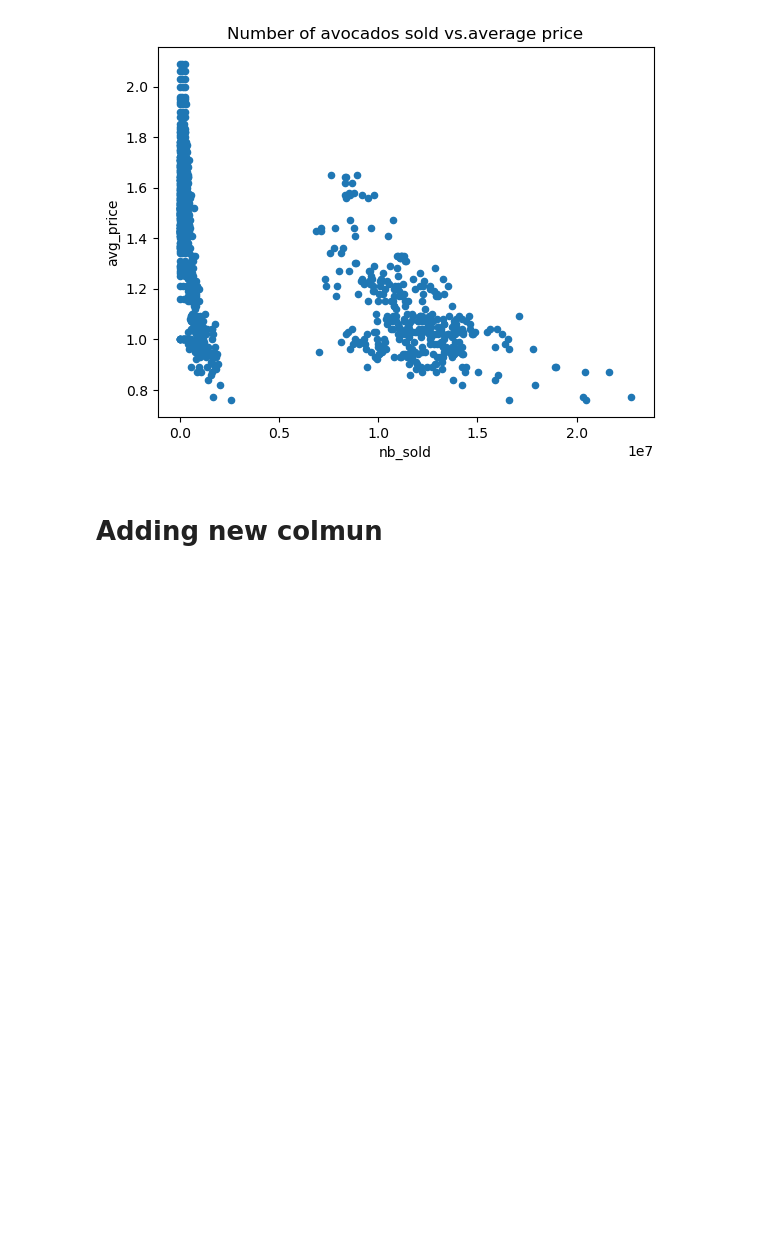
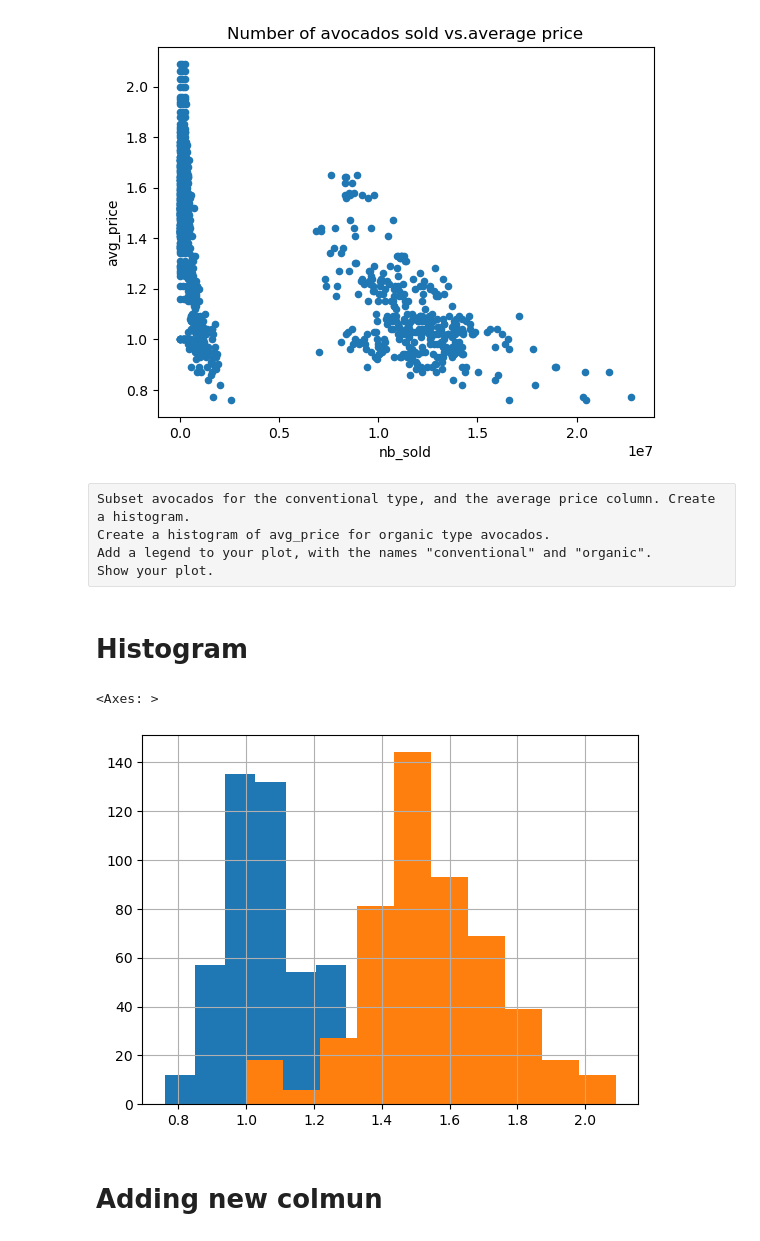
Before and after one commit to albertNSBM/Pandas_revision, a Jupyter notebook: Pandas_revision.ipynb, the cells around one changed output. Saved outputs shown, nothing was run; the diff lists cells and outputs as text; code cells hidden in the pictures; blank space fills up the shorter version.

Commit message:
Histogram

```diff
--- a/Pandas_revision.ipynb
+++ b/Pandas_revision.ipynb
@@ -1086,6 +1086,23 @@ avocados.plot(kind='scatter',y='avg_price',x='nb_sold',title='Number of avocados
 plt.show()
 # %% [output]
 [figure]
+# %% [raw]
+Subset avocados for the conventional type, and the average price column. Create a histogram.
+Create a histogram of avg_price for organic type avocados.
+Add a legend to your plot, with the names "conventional" and "organic".
+Show your plot.
+# %% [markdown]
+# Histogram
+# %%
+# Subset avocados for the conventional type, and the average price column. Create a histogram.
+
+avocados[avocados['type']=='conventional']['avg_price'].hist()
+# Create a histogram of avg_price for organic type avocados.
+avocados[avocados['type']=='organic']['avg_price'].hist()
+# Add a legend to your plot, with the names "conventional" and "organic".
+# %% [output]
+<Axes: >
+[figure, added]
 # %%
 # subset using isin()
 # here to find the dogs which are black or blown in dataset
```
Also changed, not shown: parts of 1 cell of this notebook.
